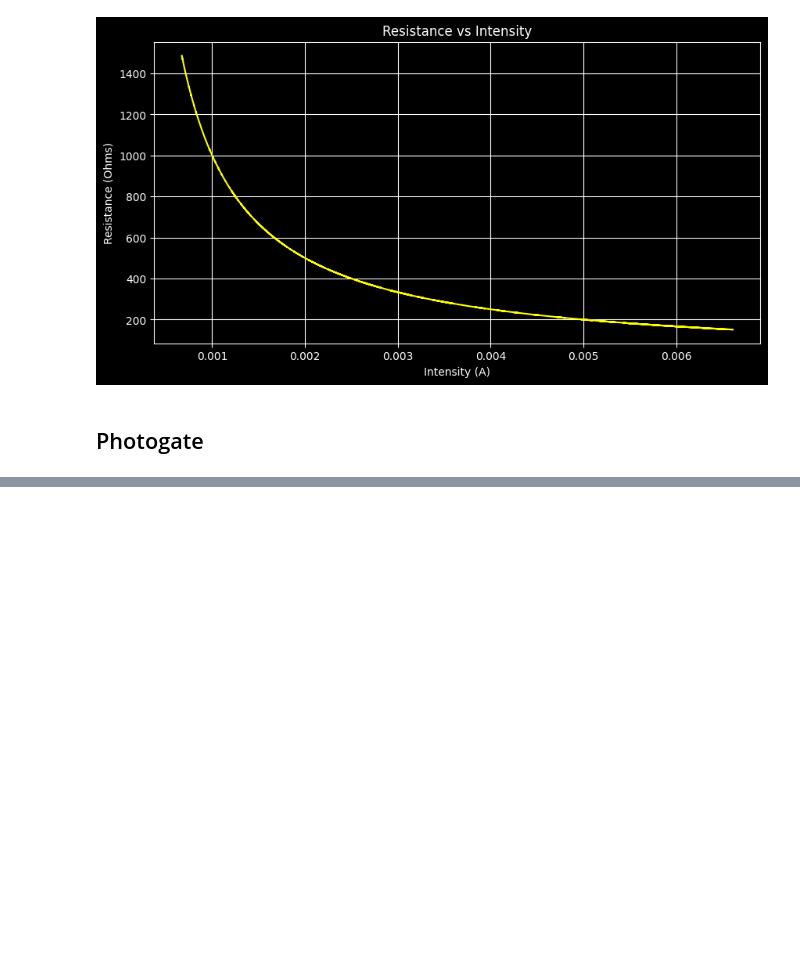
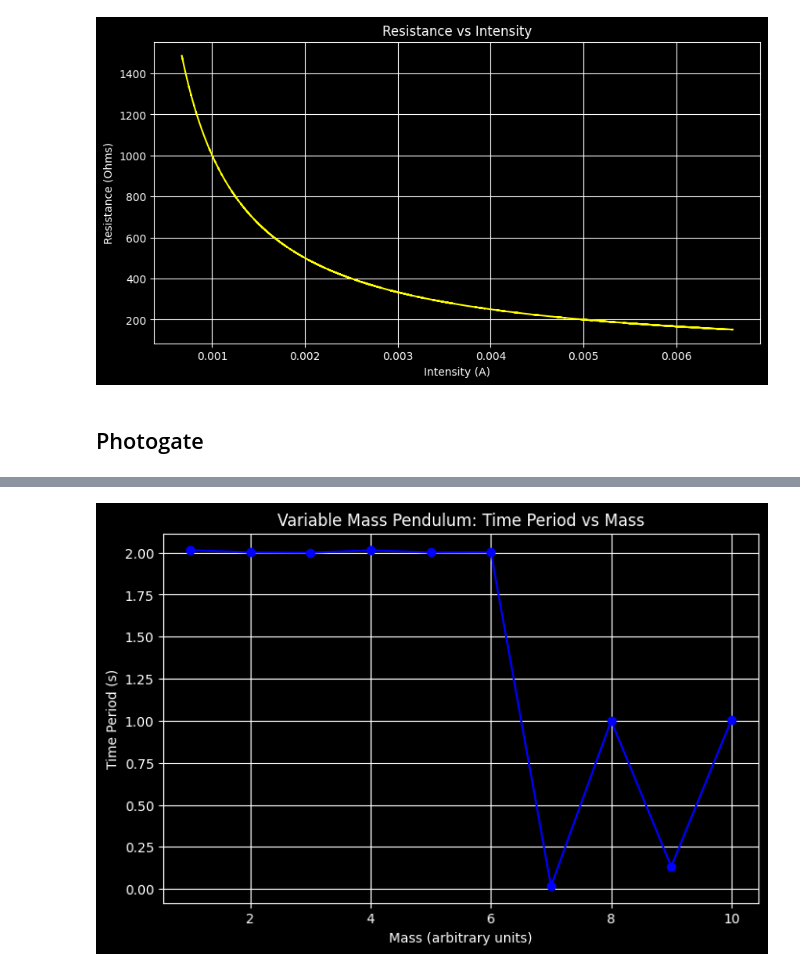
Before and after one commit to Dushyantdewangan/ExpEYES-17-Python-Experiments, a Jupyter notebook: experiment.ipynb, the cells around one changed output, grey strips where cells are left out. Saved outputs shown, nothing was run; the diff lists cells and outputs as text; code cells hidden in the pictures; blank space fills up the shorter version.

```diff
--- a/experiment.ipynb
+++ b/experiment.ipynb
@@ -346,0 +482,66 @@ Measurement stopped by user.
+# %%
+import numpy as np
+import matplotlib.pyplot as plt
+import eyes17.eyes
+import time
+import scipy.fftpack as fft
+
+# Connect to ExpEYES device
+p = eyes.open()
+
+# Arrays to store period values for different masses
+num_masses = 10  # number of mass variations
+time_periods = np.zeros(num_masses)
+
+# Experiment loop
+for i in range(num_masses):
+    print(f"Starting measurement for mass {i+1}")
+
+    t = []
+    x = []
+
+    start = time.time()
+    while True:
+        dist_time = p.sr04_distance_time()   # (time, distance)
+        if dist_time is None:
+            continue
+        t_val, x_val = dist_time
+        current_time = time.time() - start
+        t.append(current_time)
+        x.append(x_val)
+        if current_time >= 2:  # record for 2 seconds
+            break
+
+    t = np.array(t)
+    x = np.array(x)
+
+    # Remove DC offset (mean)
+    x = x - np.mean(x)
+
+    # FFT analysis to find dominant frequency
+    Y = fft.fft(x)
+    freq = fft.fftfreq(len(t), d=(t[-1]/len(t)))
+
+    # Consider only positive frequencies
+    idx = np.where(freq > 0)
+    freq = freq[idx]
+    Y = np.abs(Y[idx])
+
+    # Find dominant frequency (peak)
+    peak_freq = freq[np.argmax(Y)]
+    time_period = 1 / peak_freq
+    time_periods[i] = time_period
+
+    print(f"Mass {i+1} → Period = {time_period:.3f} s")
+
+# Plot the results
+masses = np.arange(1, num_masses + 1)  # assuming each step corresponds to increasing mass
+
+plt.figure(figsize=(8, 5))
+plt.plot(masses, time_periods, 'o-', color='b')
+plt.title('Variable Mass Pendulum: Time Period vs Mass')
+plt.xlabel('Mass (arbitrary units)')
+plt.ylabel('Time Period (s)')
+plt.grid(True)
+plt.show()
+# %% [output]
@@ -346,0 +565 @@ Measurement stopped by user.
+[figure, added]
```
Also changed, not shown: parts of 6 cells of this notebook.
